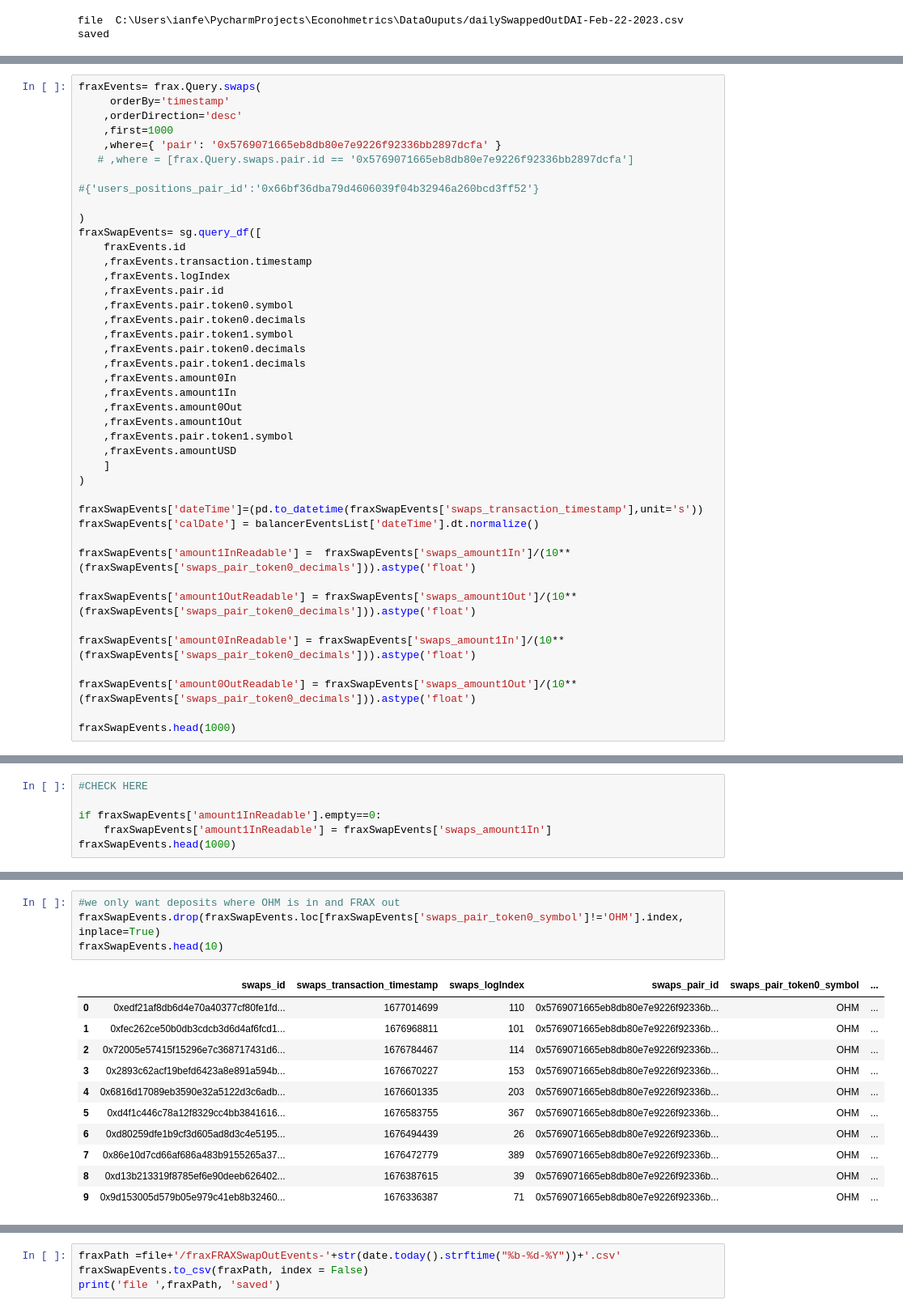
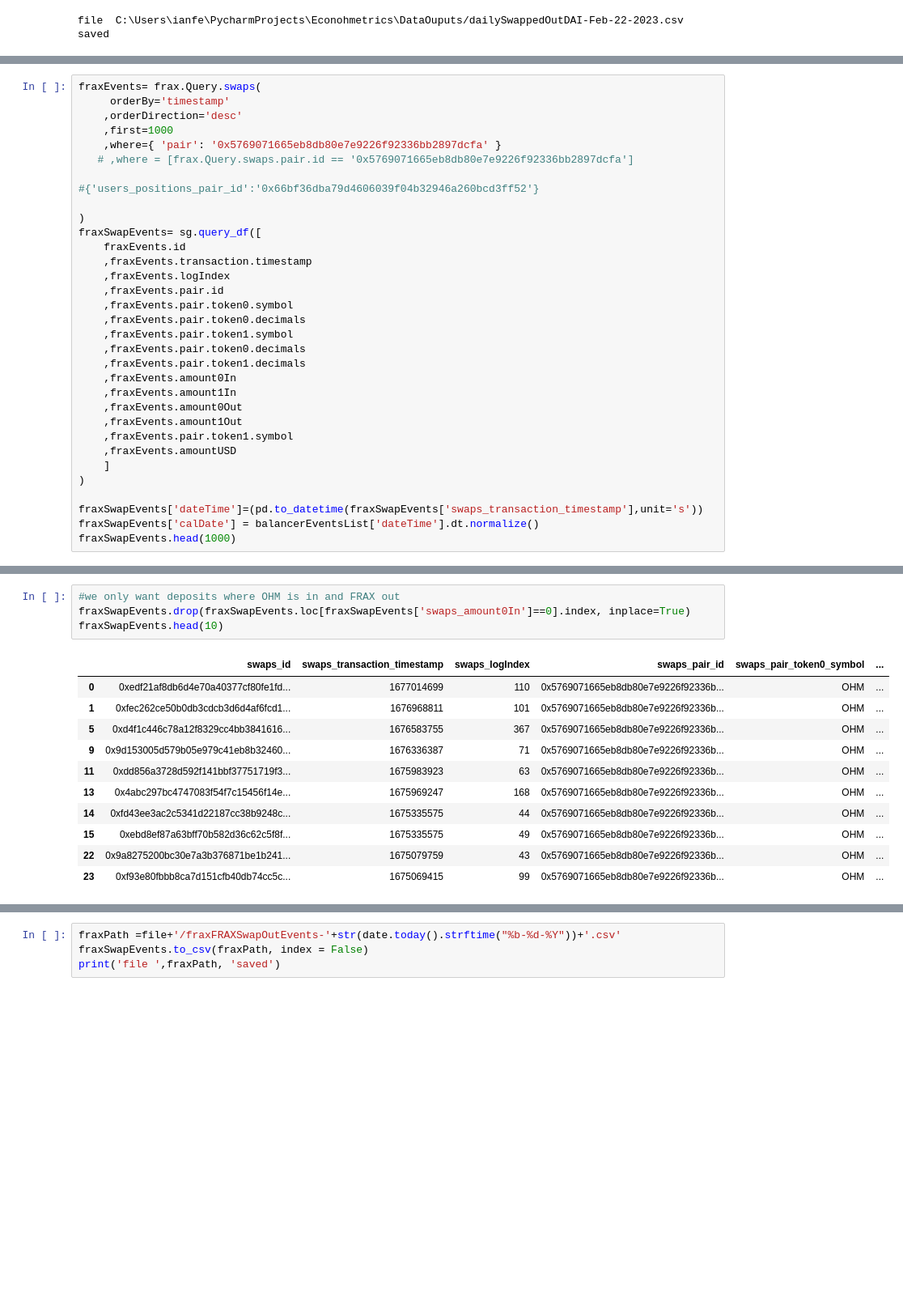
Before and after one commit to EdgeCaser/EconohmetricsOld, a Jupyter notebook: liquidityPoolEvents.ipynb, the cells around one changed output, grey strips where cells are left out. Shown at 81% size. Drawn from its saved outputs; the diff is of its cells as text; blank space fills up the shorter version.

```diff
--- a/liquidityPoolEvents.ipynb
+++ b/liquidityPoolEvents.ipynb
@@ -157,15 +159,6 @@ fraxSwapEvents= sg.query_df([
 
 fraxSwapEvents['dateTime']=(pd.to_datetime(fraxSwapEvents['swaps_transaction_timestamp'],unit='s'))
 fraxSwapEvents['calDate'] = balancerEventsList['dateTime'].dt.normalize()
-
-fraxSwapEvents['amount1InReadable'] =  fraxSwapEvents['swaps_amount1In']/(10**(fraxSwapEvents['swaps_pair_token0_decimals'])).astype('float')
-
-fraxSwapEvents['amount1OutReadable'] = fraxSwapEvents['swaps_amount1Out']/(10**(fraxSwapEvents['swaps_pair_token0_decimals'])).astype('float')
-
-fraxSwapEvents['amount0InReadable'] = fraxSwapEvents['swaps_amount1In']/(10**(fraxSwapEvents['swaps_pair_token0_decimals'])).astype('float')
-
-fraxSwapEvents['amount0OutReadable'] = fraxSwapEvents['swaps_amount1Out']/(10**(fraxSwapEvents['swaps_pair_token0_decimals'])).astype('float')
-
 fraxSwapEvents.head(1000)
 # %% [output]
 |  | swaps_id | swaps_transaction_timestamp | swaps_logIndex | swaps_pair_id | swaps_pair_token0_symbol | ... |
@@ -184,6 +176,0 @@ fraxSwapEvents.head(1000)
-# %%
-#CHECK HERE
-
-if fraxSwapEvents['amount1InReadable'].empty==0:
-    fraxSwapEvents['amount1InReadable'] = fraxSwapEvents['swaps_amount1In']
-fraxSwapEvents.head(1000)
@@ -204,16 +177,16 @@ fraxSwapEvents.head(1000)
 # %%
 #we only want deposits where OHM is in and FRAX out
-fraxSwapEvents.drop(fraxSwapEvents.loc[fraxSwapEvents['swaps_pair_token0_symbol']!='OHM'].index, inplace=True)
+fraxSwapEvents.drop(fraxSwapEvents.loc[fraxSwapEvents['swaps_amount0In']==0].index, inplace=True)
 fraxSwapEvents.head(10)
 # %% [output]
 |  | swaps_id | swaps_transaction_timestamp | swaps_logIndex | swaps_pair_id | swaps_pair_token0_symbol | ... |
 | 0 | 0xedf21af8db6d4e70a40377cf80fe1fd... | 1677014699 | 110 | 0x5769071665eb8db80e7e9226f92336b... | OHM | ... |
 | 1 | 0xfec262ce50b0db3cdcb3d6d4af6fcd1... | 1676968811 | 101 | 0x5769071665eb8db80e7e9226f92336b... | OHM | ... |
-| 2 | 0x72005e57415f15296e7c368717431d6... | 1676784467 | 114 | 0x5769071665eb8db80e7e9226f92336b... | OHM | ... |
-| 3 | 0x2893c62acf19befd6423a8e891a594b... | 1676670227 | 153 | 0x5769071665eb8db80e7e9226f92336b... | OHM | ... |
-| 4 | 0x6816d17089eb3590e32a5122d3c6adb... | 1676601335 | 203 | 0x5769071665eb8db80e7e9226f92336b... | OHM | ... |
 | 5 | 0xd4f1c446c78a12f8329cc4bb3841616... | 1676583755 | 367 | 0x5769071665eb8db80e7e9226f92336b... | OHM | ... |
-| 6 | 0xd80259dfe1b9cf3d605ad8d3c4e5195... | 1676494439 | 26 | 0x5769071665eb8db80e7e9226f92336b... | OHM | ... |
-| 7 | 0x86e10d7cd66af686a483b9155265a37... | 1676472779 | 389 | 0x5769071665eb8db80e7e9226f92336b... | OHM | ... |
-| 8 | 0xd13b213319f8785ef6e90deeb626402... | 1676387615 | 39 | 0x5769071665eb8db80e7e9226f92336b... | OHM | ... |
 | 9 | 0x9d153005d579b05e979c41eb8b32460... | 1676336387 | 71 | 0x5769071665eb8db80e7e9226f92336b... | OHM | ... |
+| 11 | 0xdd856a3728d592f141bbf37751719f3... | 1675983923 | 63 | 0x5769071665eb8db80e7e9226f92336b... | OHM | ... |
+| 13 | 0x4abc297bc4747083f54f7c15456f14e... | 1675969247 | 168 | 0x5769071665eb8db80e7e9226f92336b... | OHM | ... |
+| 14 | 0xfd43ee3ac2c5341d22187cc38b9248c... | 1675335575 | 44 | 0x5769071665eb8db80e7e9226f92336b... | OHM | ... |
+| 15 | 0xebd8ef87a63bff70b582d36c62c5f8f... | 1675335575 | 49 | 0x5769071665eb8db80e7e9226f92336b... | OHM | ... |
+| 22 | 0x9a8275200bc30e7a3b376871be1b241... | 1675079759 | 43 | 0x5769071665eb8db80e7e9226f92336b... | OHM | ... |
+| 23 | 0xf93e80fbbb8ca7d151cfb40db74cc5c... | 1675069415 | 99 | 0x5769071665eb8db80e7e9226f92336b... | OHM | ... |
```
Also changed, not shown: parts of 9 cells of this notebook, 3 other files.
